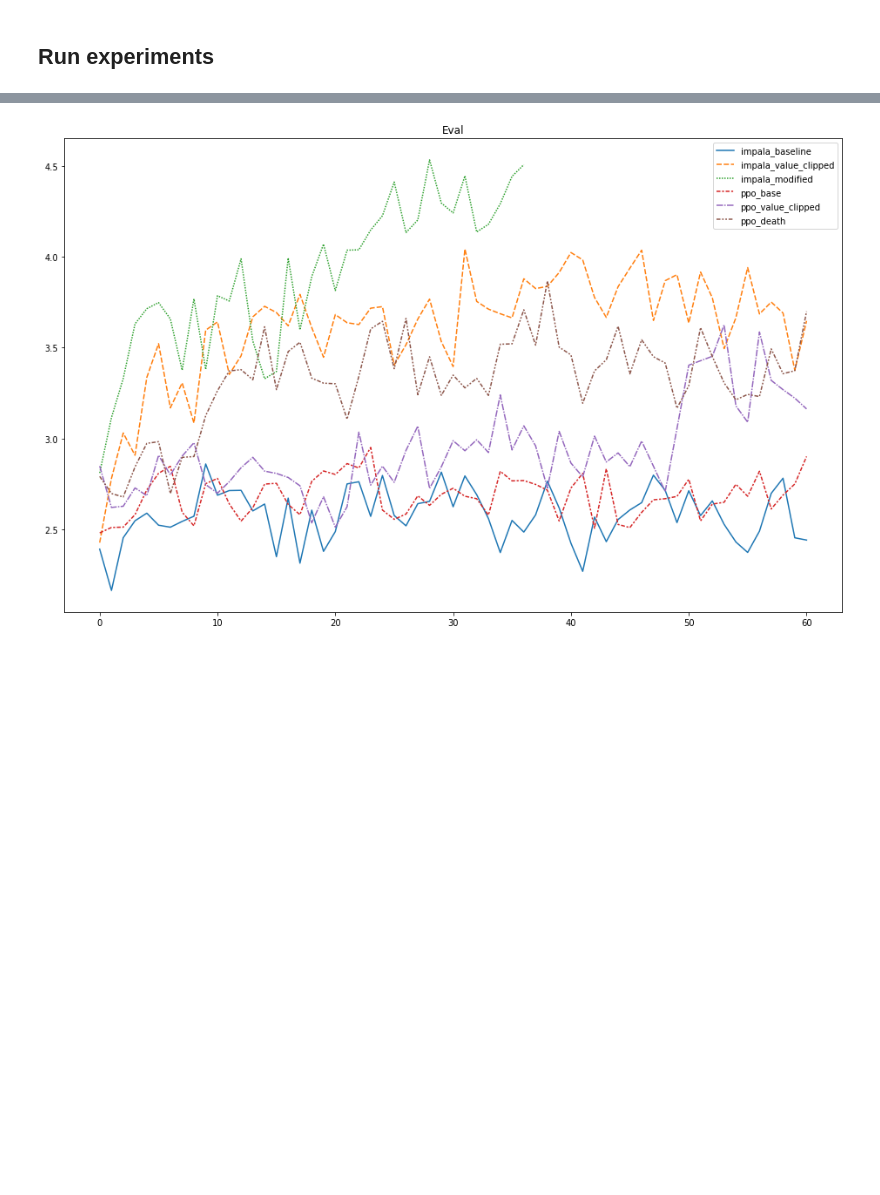
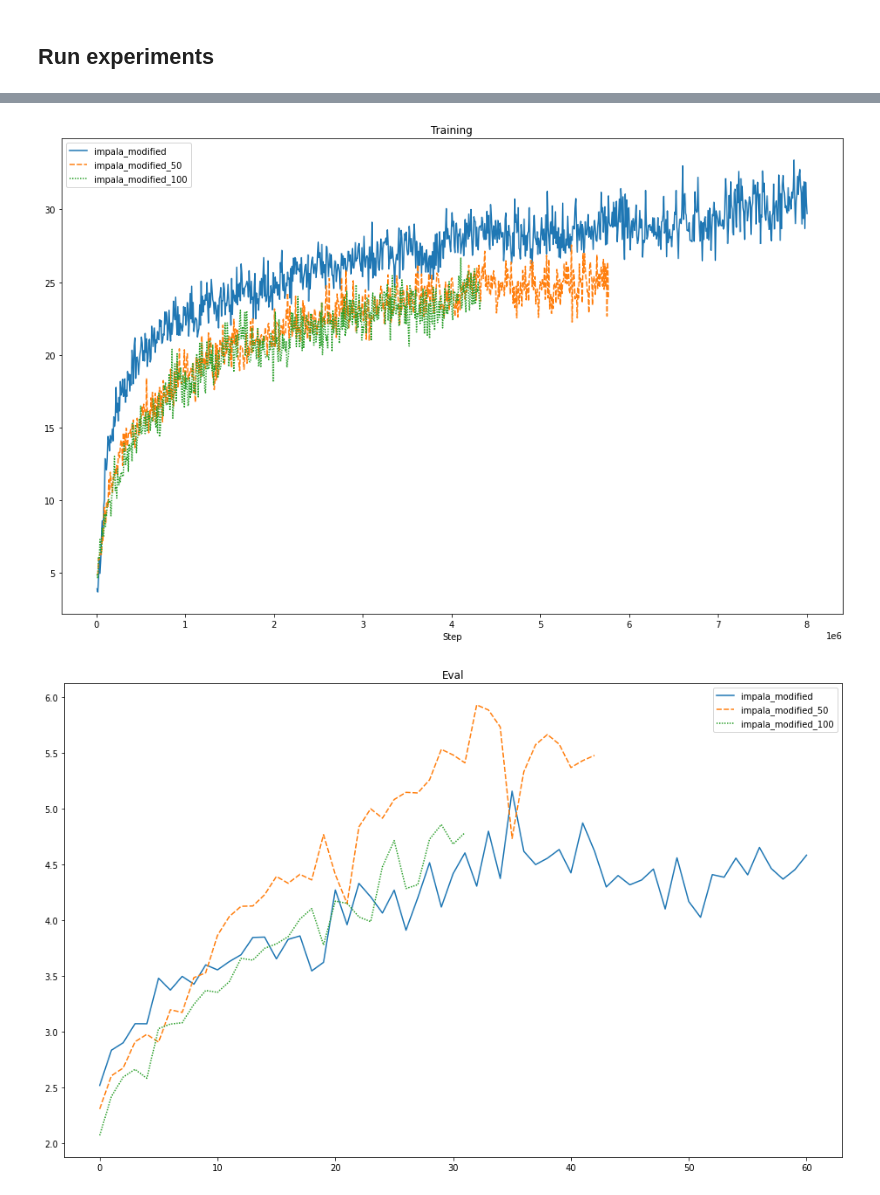
Before and after one commit to SebastianLarssonDTU/02456-Reinforcement-Learning-Project, a Jupyter notebook: Graphs.ipynb, the cells around one changed output, grey strips where cells are left out. Drawn from its saved outputs; the diff is of its cells as text; code cells hidden in the pictures; blank space fills up the shorter version.

```diff
--- a/Graphs.ipynb
+++ b/Graphs.ipynb
@@ -137,7 +151,7 @@ def plot_eval_graphs(file_names, legend = None):
   if legend is not None:
     plt.legend(labels=[legend[x] for x in file_names])
   plt.title("Eval")
-  return df
+  # return df
 # %%
 for i in range(len(file_names)):
   print("[{:2d}]: {}".format(i, file_names[i]))
@@ -165,10 +186,28 @@ legend[impala_baseline] = "impala_baseline"
 impala_value_clipped = "Experiment6_Run_28Nov_12h09m43s"
 legend[impala_value_clipped] = "impala_value_clipped"
 
-impala_modified = "Experiment7_Run_29Nov_16h32m47s"
+#impala modified
+impala_modified = "Experiment7_Run_30Nov_14h45m32s"
 legend[impala_modified] ="impala_modified"
 
-all_impalas = [impala_baseline, impala_value_clipped, impala_modified]
+impala_modified_50 = "Experiment7_50levels_Run_01Dec_07h28m45s"
+legend[impala_modified_50] ="impala_modified_50"
+
+impala_modified_100 = "Experiment7_100levels_Run_02Dec_09h29m48s"
+legend[impala_modified_100] ="impala_modified_100"
+
+#impala death
+impala_death1 = "Experiment8_Run_30Nov_22h21m06s"
+legend[impala_death1] ="impala_death1"
+
+impala_death1_50 = "Experiment8_50levels_Run_02Dec_17h18m34s"
+legend[impala_death1_50] ="impala_death1_50"
+
+impala_death3 = "Experiment8_10levels_Run_02Dec_09h48m26s"
+legend[impala_death3] ="impala_death3"
+
+all_impalas = [impala_baseline, impala_value_clipped, impala_modified, impala_death1, impala_death3]
+all_impala_modified = [impala_modified, impala_modified_50, impala_modified_100]
 
 
 #PPO
@@ -178,15 +217,13 @@ legend[ppo_base] = "ppo_base"
 ppo_value_clipped = "Experiment2_Run_27Nov_11h05m48s"
 legend[ppo_value_clipped] = "ppo_value_clipped"
 
+ppo_value_clipped_50 = "Experiment2_50levels_Run_01Dec_10h07m41s"
+legend[ppo_value_clipped_50] = "ppo_value_clipped_50"
+
+ppo_value_clipped_100 = "Experiment2_100levels_Run_02Dec_09h27m30s"
+legend[ppo_value_clipped_100] = "ppo_value_clipped_100"
+
 ppo_death = "Experiment4_Run_27Nov_11h07m20s"
 legend[ppo_death] = "ppo_death"
 all_ppos = [ppo_base, ppo_value_clipped, ppo_death]
-
-
-
-
-#Choose by number:
-chosen = [5,1]
-chosen_files=[file_names[i] for i in chosen]
-
-chosen_files = all_impalas + all_ppos
+all_ppo_value_clipped = [ppo_value_clipped, ppo_value_clipped_50, ppo_value_clipped_100]
@@ -197,4 +237,7 @@ plot_training_graphs(chosen_files, legend = legend)
 # %%
-df= plot_eval_graphs(chosen_files, legend=legend)
+chosen_files = all_impala_modified
+plot_training_graphs(chosen_files, legend = legend)
+plot_eval_graphs(chosen_files, legend = legend)
 # %% [output]
-[figure, old version]
+[figure, new version]
+[figure, added]
```
Also changed, not shown: parts of 8 cells of this notebook.
